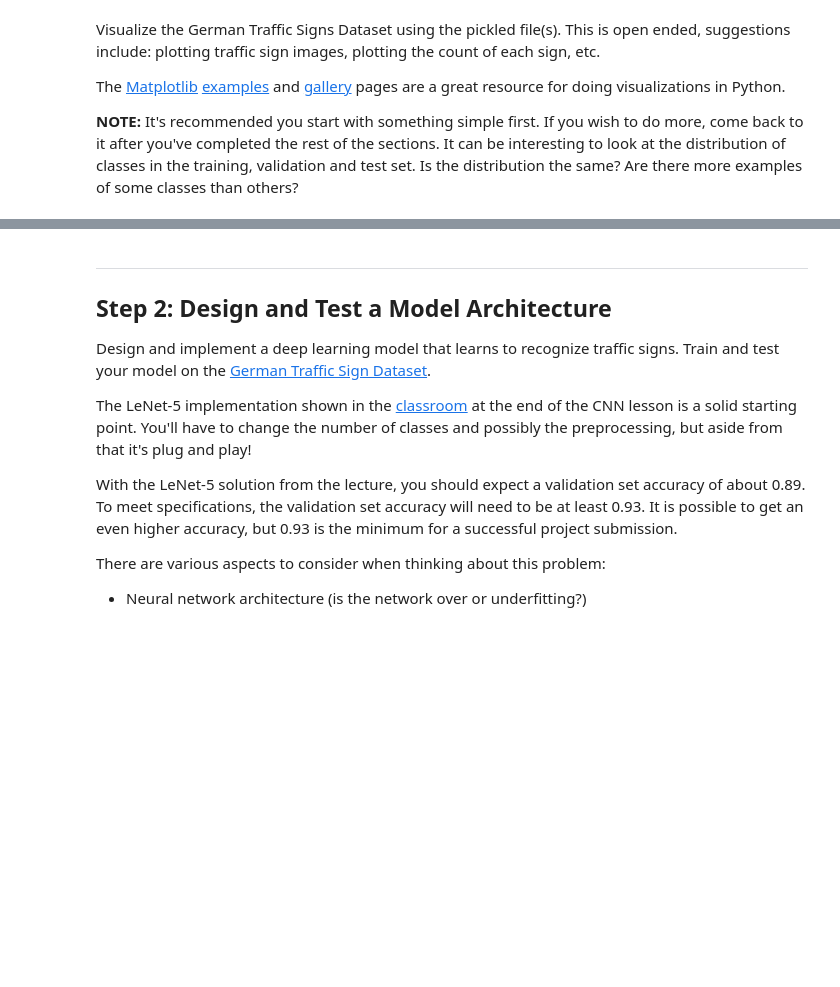
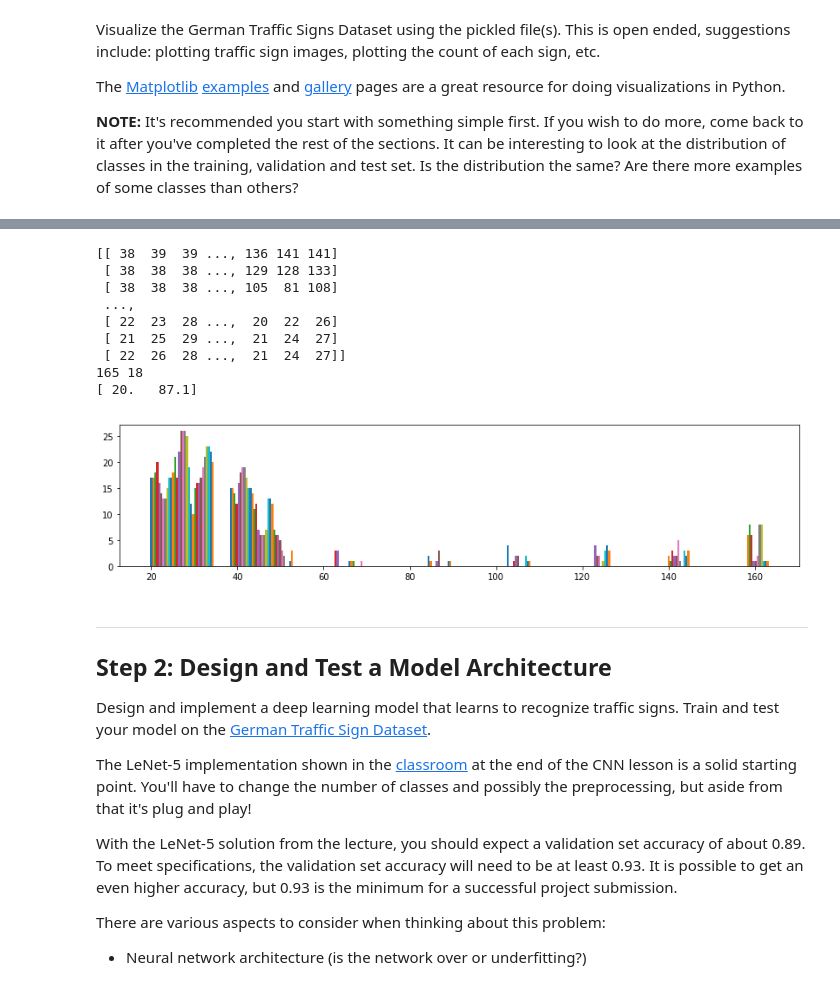
Before and after one commit to stefancyliax/CarND-Traffic-Sign-Classifier-Project, a Jupyter notebook: Traffic_Sign_Classifier.ipynb, the cells around one changed output, grey strips where cells are left out. Drawn from its saved outputs; the diff is of its cells as text; code cells hidden in the pictures; blank space fills up the shorter version.

```diff
--- a/Traffic_Sign_Classifier.ipynb
+++ b/Traffic_Sign_Classifier.ipynb
@@ -129,3 +227,23 @@ def contrast(image):
+# %%
+l = X_train[28040][:,:,2]
+print(l)
+print(l.max(), l.min())
+print(np.percentile(l, (10, 90)))
+
+plt.figure(figsize=(14,3))
+plt.hist(l,bins=8)
+plt.show()
+# %% [output]
+[[ 38  39  39 ..., 136 141 141]
+ [ 38  38  38 ..., 129 128 133]
+ [ 38  38  38 ..., 105  81 108]
+ ...,
+ [ 22  23  28 ...,  20  22  26]
+ [ 21  25  29 ...,  21  24  27]
+ [ 22  26  28 ...,  21  24  27]]
+165 18
+[ 20.   87.1]
+[figure, added]
 # %% [markdown]
 ----
 
```
Also changed, not shown: parts of 4 cells of this notebook.
